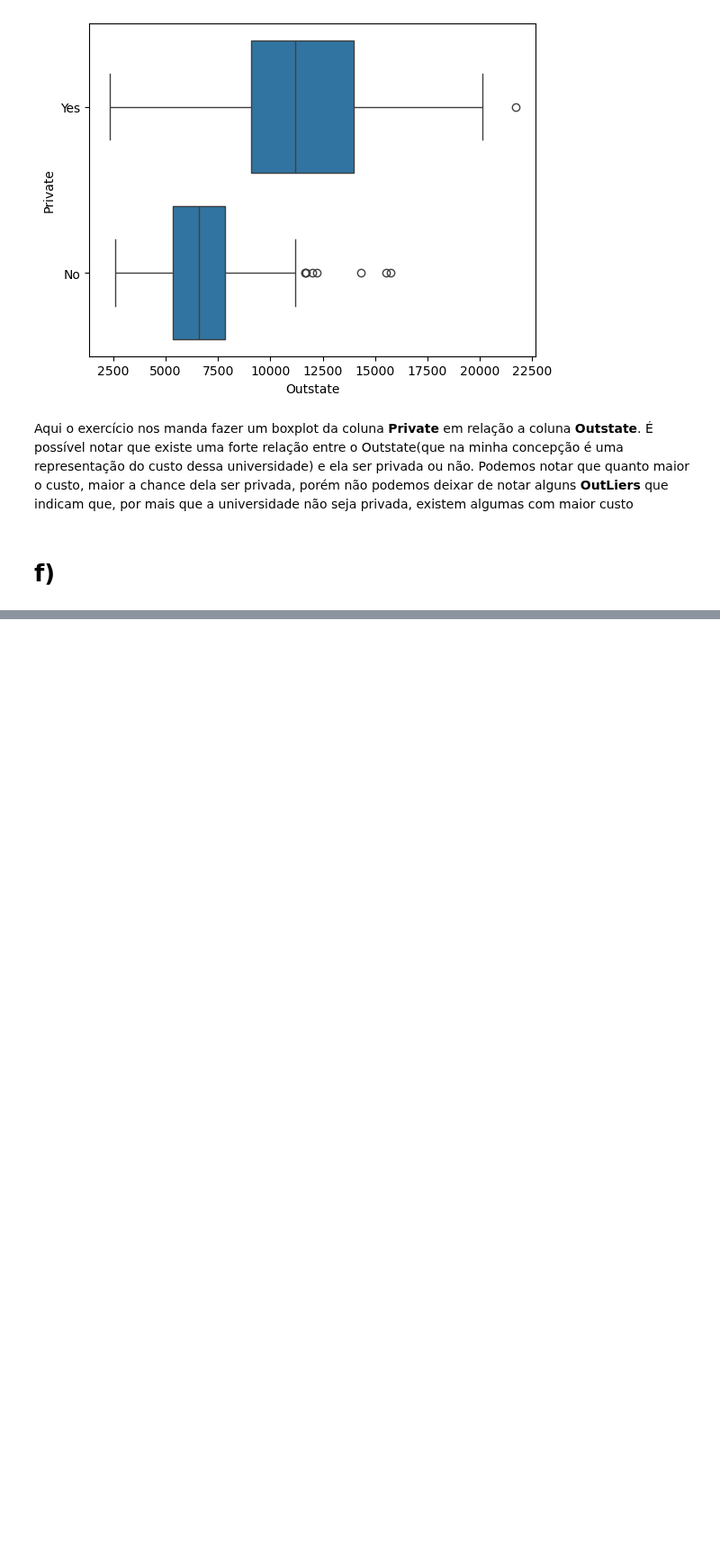
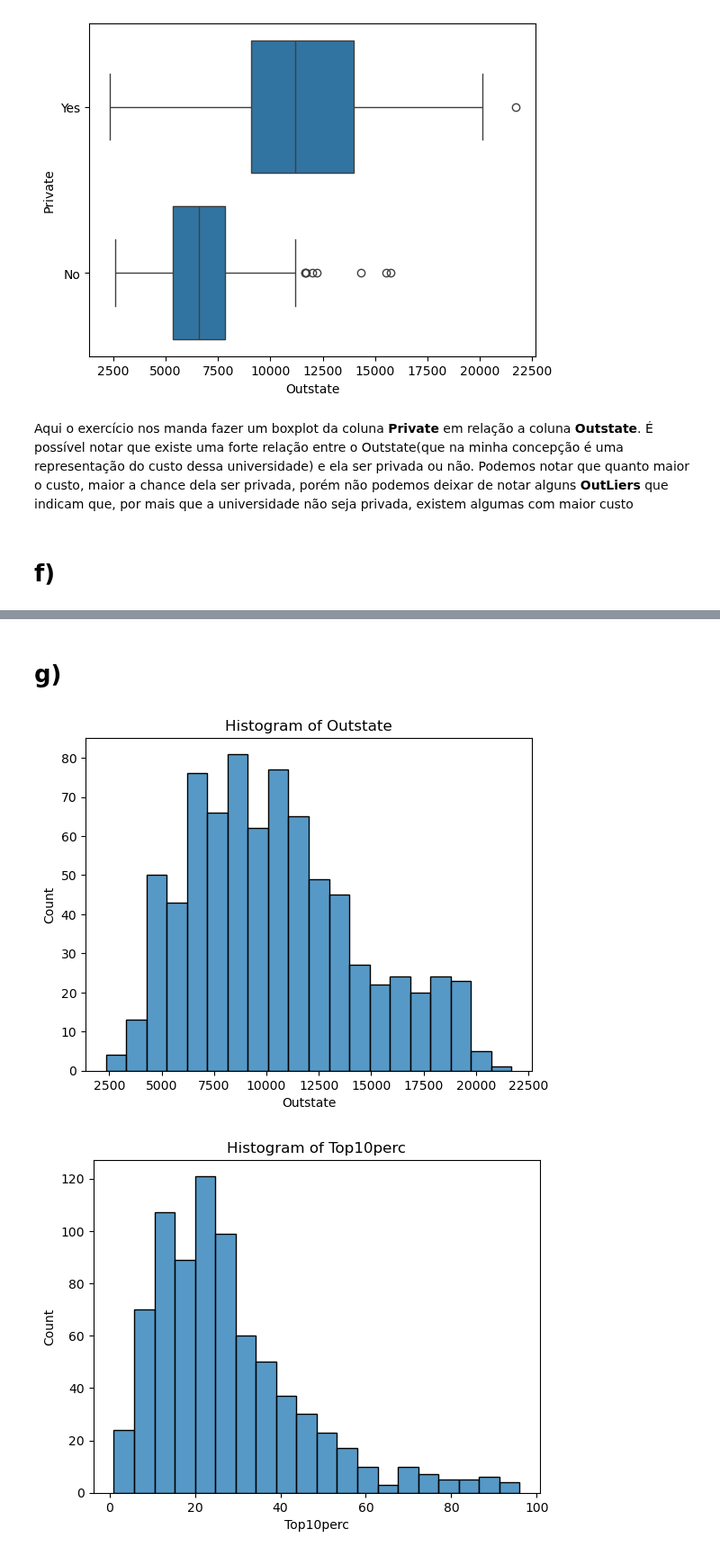
Before and after one commit to josinovmota/Defeating-An-introduction-to-statistical-learning, a Jupyter notebook: Exercises/2.4 Exercises(Statistical Learning)/main.ipynb, the cells around one changed output, grey strips where cells are left out. Shown at 90% size. Drawn from its saved outputs; the diff is of its cells as text; code cells hidden in the pictures; blank space fills up the shorter version.

```diff
--- a/Exercises/2.4 Exercises(Statistical Learning)/main.ipynb
+++ b/Exercises/2.4 Exercises(Statistical Learning)/main.ipynb
@@ -111,0 +85,13 @@ df
+# %% [markdown]
+# g)
+# %%
+variables = ['Outstate', 'Top10perc', 'Room.Board', 'Accept']
+
+# Loop through each column and plot the histogram
+for var in variables:
+    sns.histplot(df[var], bins=20)  # Change bins if needed
+    plt.title(f'Histogram of {var}')
+    plt.show()
+# %% [output]
+[figure, added]
+[figure, added]
```
Also changed, not shown: parts of 5 cells of this notebook.
